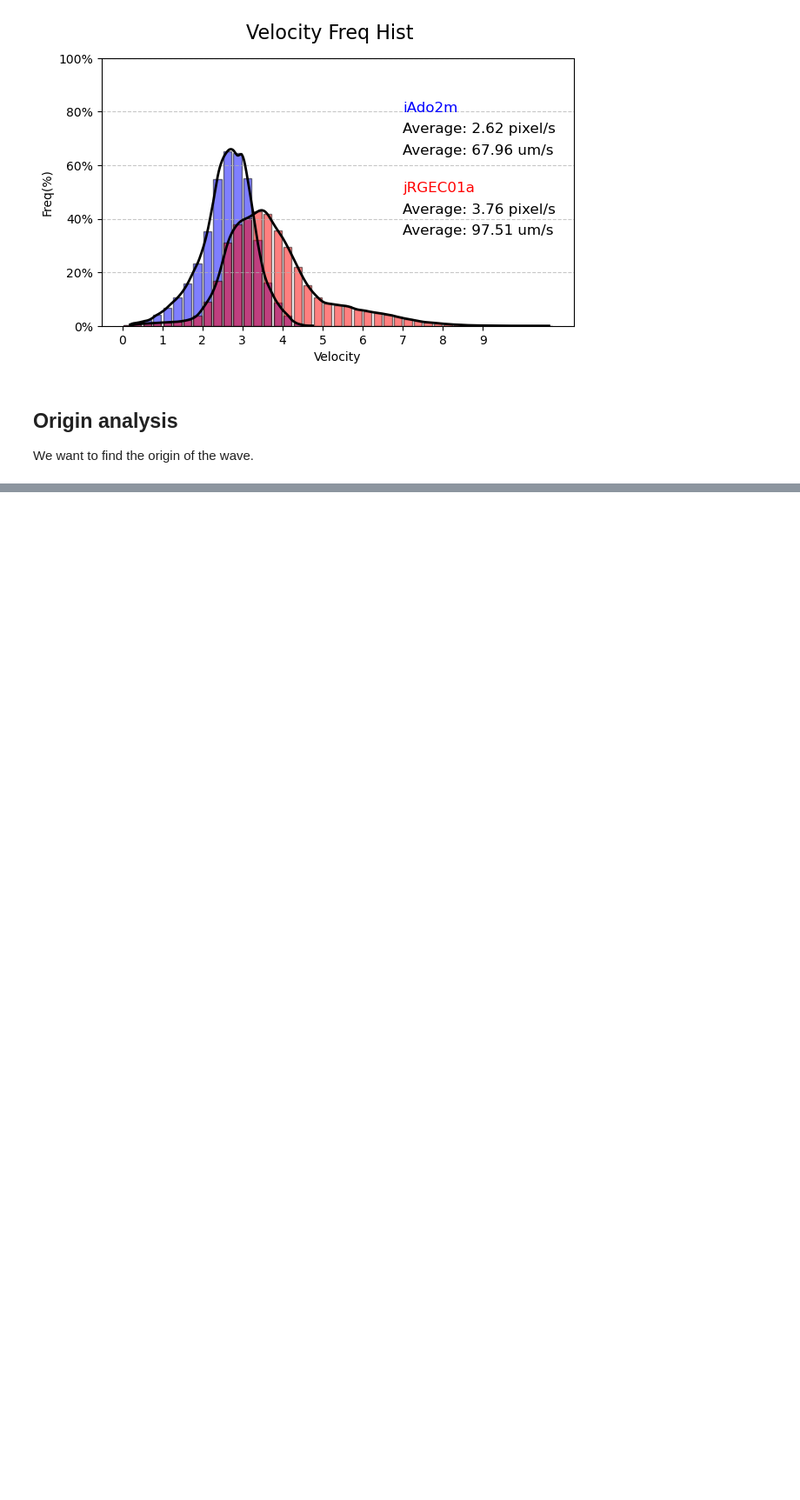
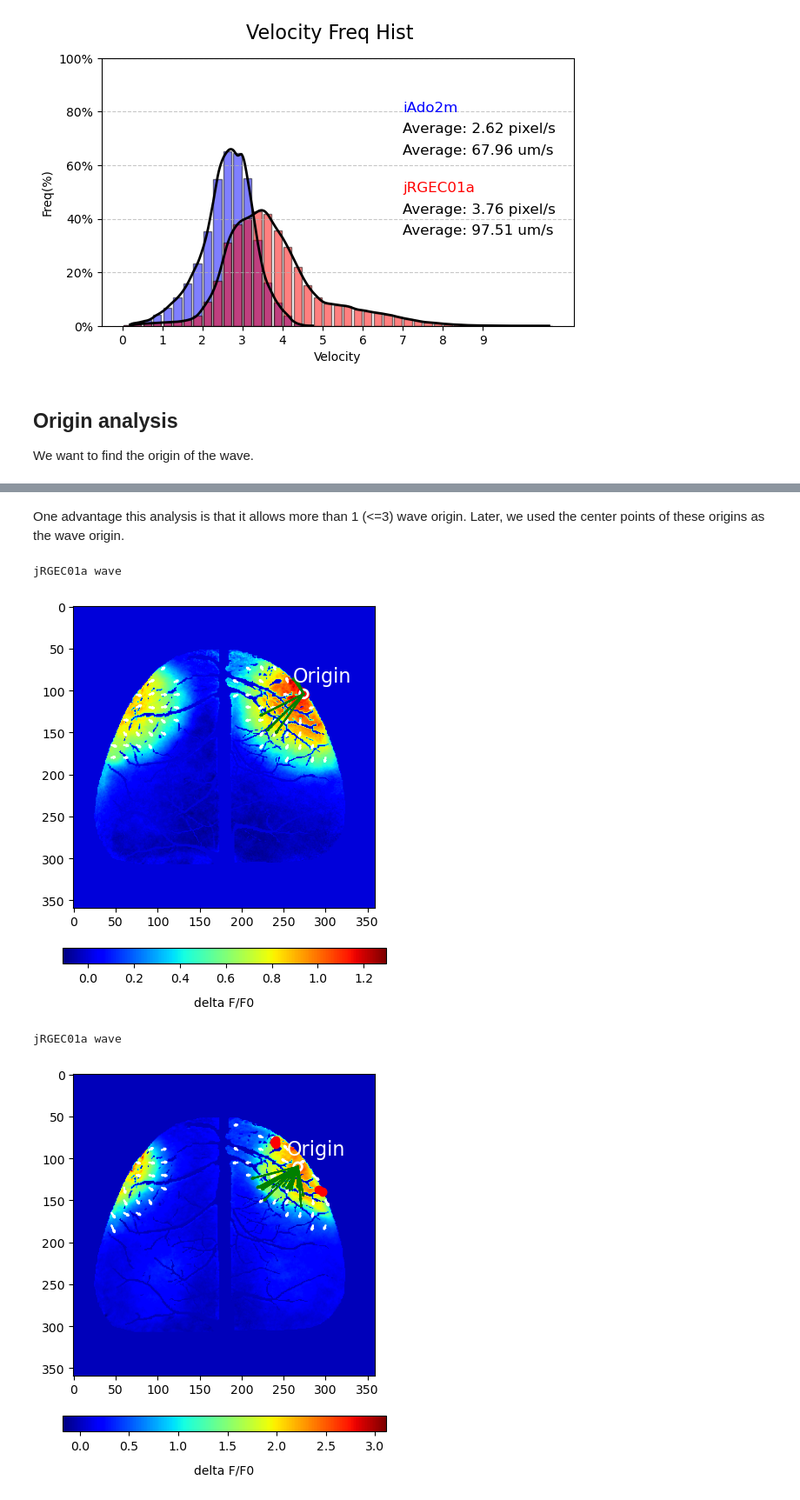
Before and after one commit to damiers/wave_analysis, a Jupyter notebook: demo.ipynb, the cells around one changed output, grey strips where cells are left out. Shown at 87% size. Cells and saved outputs as stored; diff of their text form; code cells hidden in the pictures; blank space fills up the shorter version.

```diff
--- a/demo.ipynb
+++ b/demo.ipynb
@@ -200,10 +254,0 @@ convert the phase to be within the range of [-pi, pi]
-# %%
-# the previous phase need to be modulated to be in the range of [-pi, pi]
-if osp.exists(osp.join(dir_results, 'iAdo2m_phase_mod.tiff')) and osp.exists(osp.join(dir_results, 'jRGEC01a_phase_mod.tiff')):
-    print('Modulated phase files exist')
-else:
-    iAdo2m_phase_mod = np.mod(iAdo2m_phase+np.pi, 2*np.pi) - np.pi
-    jRGEC01a_phase_mod = np.mod(jRGEC01a_phase+np.pi, 2*np.pi) - np.pi
-
-    save_as_tiff(iAdo2m_phase_mod, osp.join(dir_results, 'iAdo2m_phase_mod.tiff'))
-    save_as_tiff(jRGEC01a_phase_mod, osp.join(dir_results, 'jRGEC01a_phase_mod.tiff'))
@@ -411,5 +461,10 @@ We want to find the origin of the wave.
 # %%
-iAdo2m_phase_origin = find_original(iAdo2m_phase_mod, hmin=50, hmax=320, wmin=180, wmax=330,
-                                    sign='iAdo2m', continue_t_len_down=300, continue_t_len_up=None)
-jRGEC01a_phase_origin = find_original(jRGEC01a_phase_mod, hmin=50, hmax=320, wmin=180, wmax=330,
-                                      sign='jRGEC01a', continue_t_len_down=800, continue_t_len_up=1100)
+with h5py.File(file_iAdo2m_h5, 'r') as h5_iAdo2m:
+    iAdo2m_phase_mod = h5_iAdo2m['iAdo2m_phase_mod']
+    iAdo2m_phase_origin = find_original(iAdo2m_phase_mod[:], fix=iAdo2m, hmin=50, hmax=320, wmin=180, wmax=330,
+                                        sign='iAdo2m', continue_t_len_down=300, continue_t_len_up=None)
+
+with h5py.File(file_jRGECO1a_h5, 'r') as h5_jRGEC01a:
+    jRGEC01a_phase_mod = h5_jRGEC01a['jRGEC01a_phase_mod']
+    jRGEC01a_phase_origin = find_original(jRGEC01a_phase_mod[:], fix=jRGEC01a, hmin=50, hmax=320, wmin=180, wmax=330,
+                                        sign='jRGEC01a', continue_t_len_down=800, continue_t_len_up=1100)
@@ -445,0 +516,21 @@ NameError: name 'iAdo2m_phase_origin' is not defined
+# %% [markdown]
+One advantage this analysis is that it allows more than 1 (<=3) wave origin. Later, we used the center points of these origins as the wave origin.
+# %%
+with h5py.File(file_iAdo2m_h5, 'r') as h5_iAdo2m:
+    iAdo2m_phase = h5_iAdo2m['iAdo2m_phase'][:]
+
+with h5py.File(file_jRGECO1a_h5, 'r') as h5_jRGEC01a:
+    jRGEC01a_phase = h5_jRGEC01a['jRGEC01a_phase'][:]
+
+print('iADO wave')
+vis_wave(iAdo2m, iAdo2m_phase, idx=100, step=15, wave_x=iAdo2m_ws_vx, wave_y=iAdo2m_ws_vy, origin_region=iAdo2m_phase_origin_region, wave_num=1,
+         phase_step=1, title_name='iAdo2m', thre=2, linewidth=1.5, save=False, quiver_thre=1e-5)
+
+print('jRGEC01a wave')
+vis_wave(jRGEC01a, jRGEC01a_phase, idx=80, step=15, wave_x=jRGEC01a_ws_vx, wave_y=jRGEC01a_ws_vy, origin_region=jRGEC01a_phase_origin_region, wave_num=2,
+        phase_step=1, title_name='jRGEC01a', thre=2, linewidth=1.5, save=False, quiver_thre=1e-5)
+# %% [output]
+jRGEC01a wave
+[figure, added]
+jRGEC01a wave
+[figure, added]
```
Also changed, not shown: parts of 40 cells of this notebook, 2 other files.
